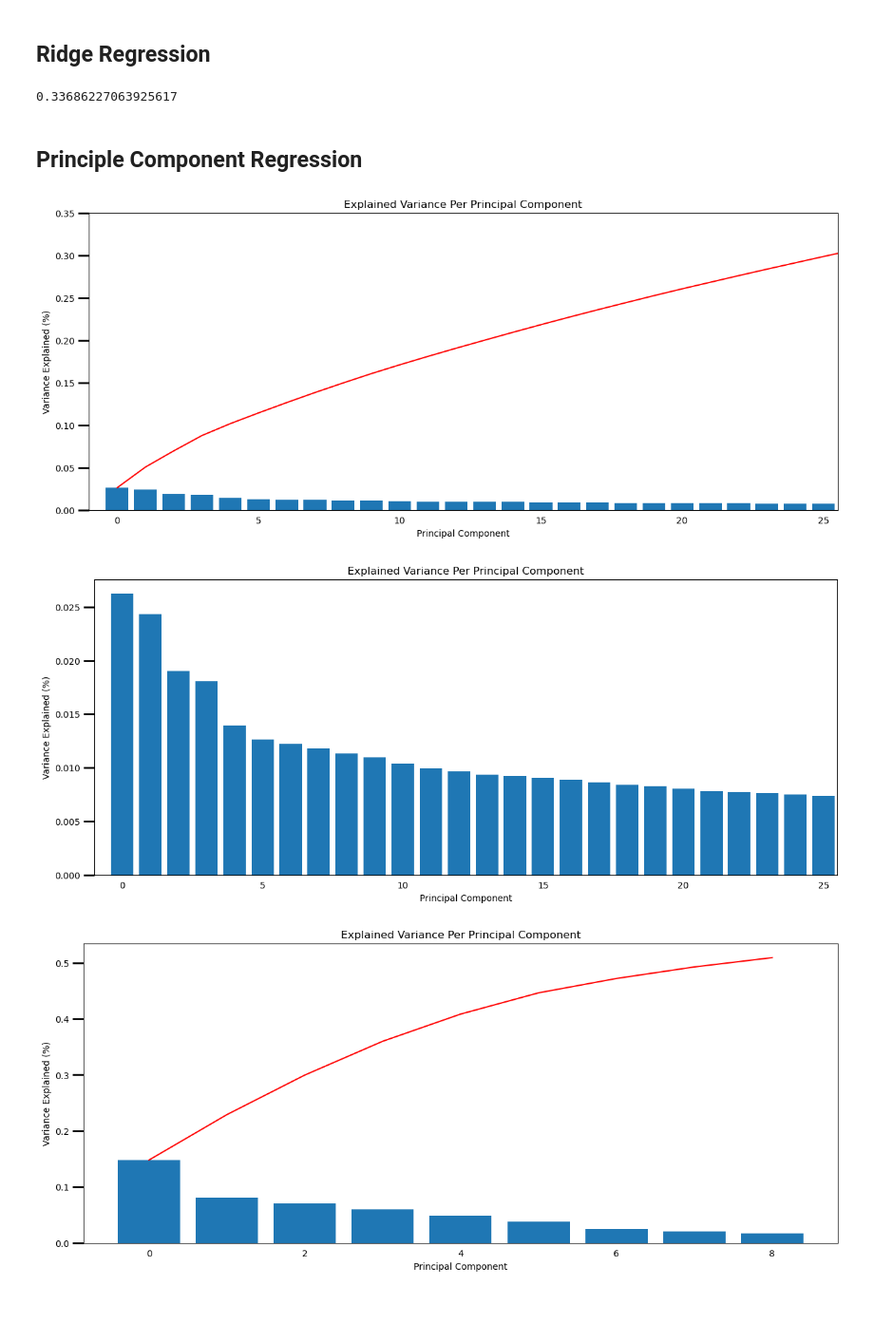
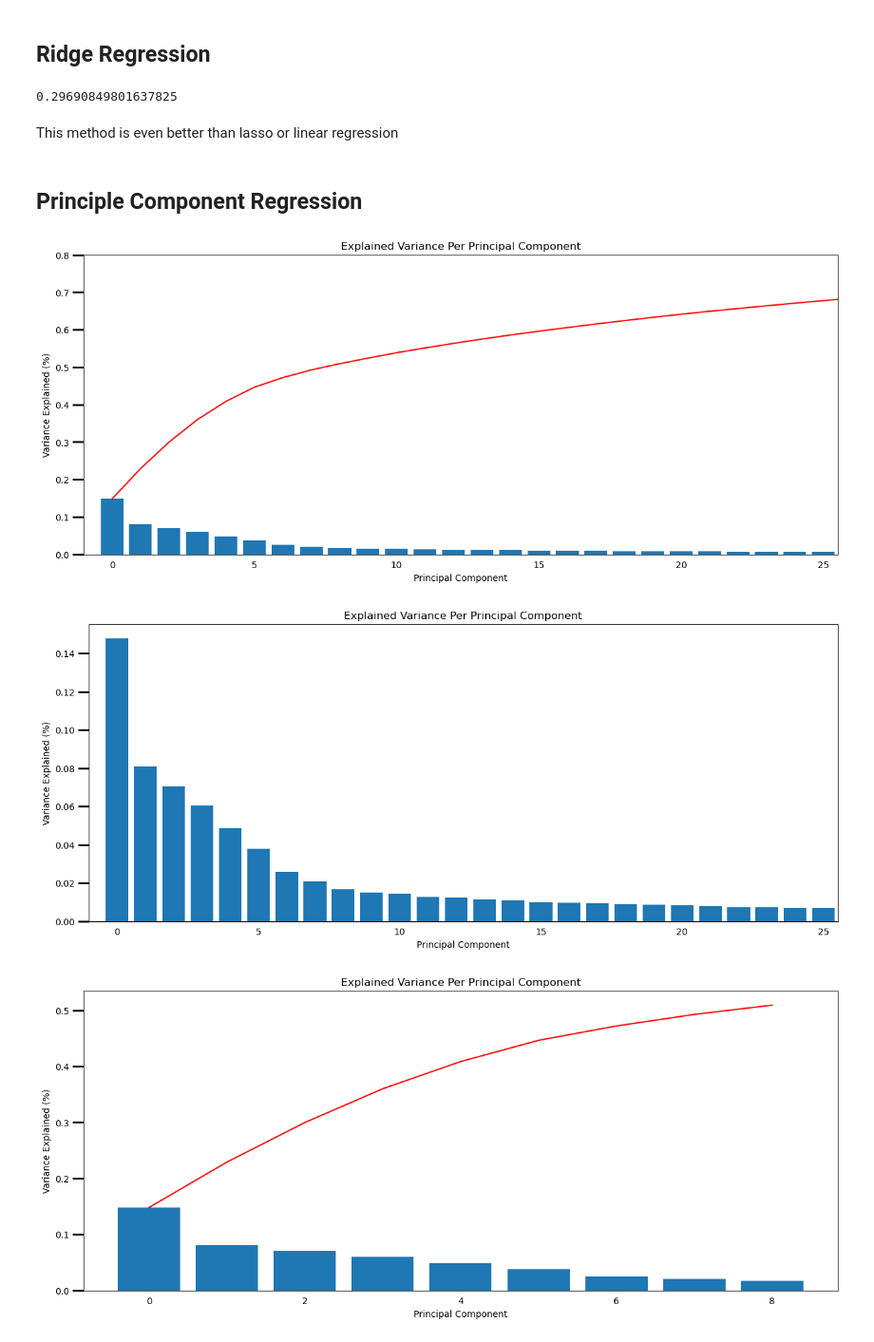
Before and after one commit to haddocksmack/bgg_ml, a Jupyter notebook: BGG_ML.ipynb, the cells around one changed output. Shown: that part at 95% size. Drawn from its saved outputs; the diff is of its cells as text; code cells hidden in the pictures; blank space fills up the shorter version.

```diff
--- a/BGG_ML.ipynb
+++ b/BGG_ML.ipynb
@@ -200,25 +174,27 @@ No improvement.
 # %% [markdown]
 ## Ridge Regression
-# %%
-# Find mean RMSE through ridge regression over 8 fold
-ridge = RidgeCV()
-
-ridge_rmse = kfold_validate_score(X_train, y_train, model=ridge)
-ridge_rmse
-# %% [output]
-0.33686227063925617
+# %%
+# Find mean RMSE through ridge regression over 8 fold
+ridge = RidgeCV().fit(X_train, y_train)
+
+ridge_rmse = kfold_validate_score(X_train, y_train, model=ridge)
+ridge_rmse
+# %% [output]
+0.29690849801637825
+# %% [markdown]
+This method is even better than lasso or linear regression
 # %% [markdown]
 ## Principle Component Regression
 # %%
 pca = PCA(random_state=42)
 
-X_reduced = pca.fit_transform(scale(X_train))
+X_reduced = pca.fit_transform(X_train)
 # %%
 var_plot(pca)
 plt.xlim(-1,25.5)
-plt.ylim(0, 0.35);
+plt.ylim(0, 0.8);
 # %% [output]
-[figure, old version]
+[figure, new version]
 # %%
 # Bar chart showing variance of PCA transformation with no paramaters
 var_plot(pca, scree=False)
@@ -226,7 +202,7 @@ var_plot(pca, scree=False)
 # Restrict the x-axis to allow a better view of the important data
 plt.xlim(-1,25.5);
 # %% [output]
-[figure, old version]
+[figure, new version]
 # %%
 # Instatiate
 pca_9 = PCA(9, random_state=42)
```
Also changed, not shown: parts of 47 cells of this notebook, 2 other files.
